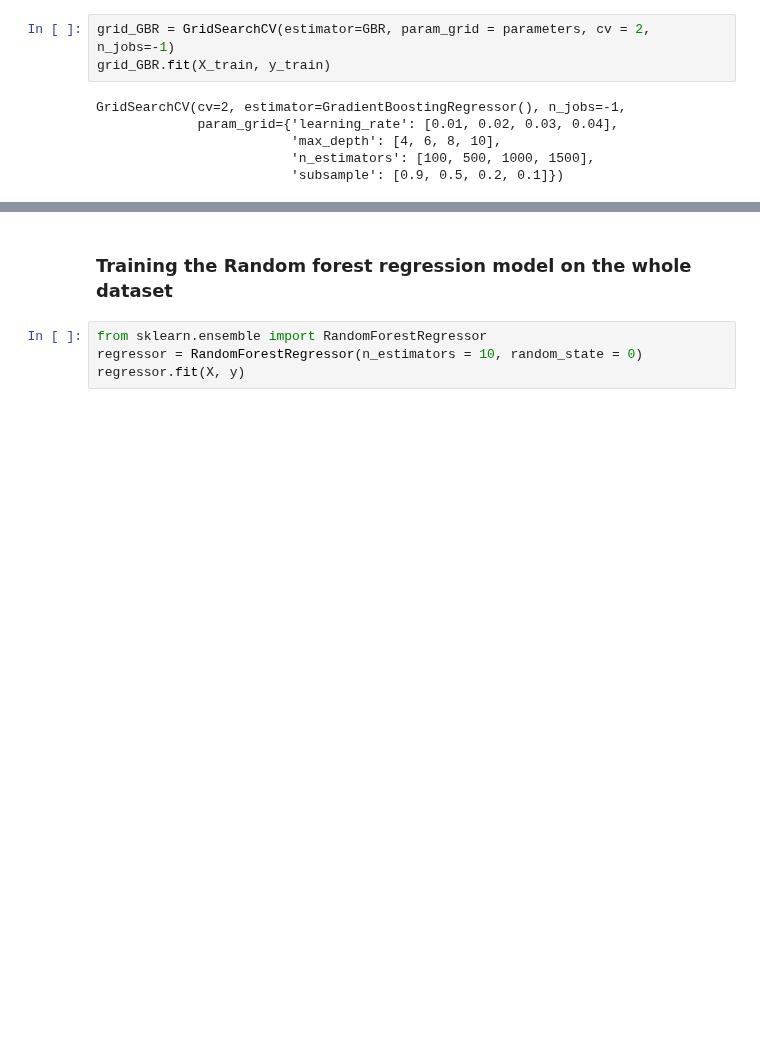
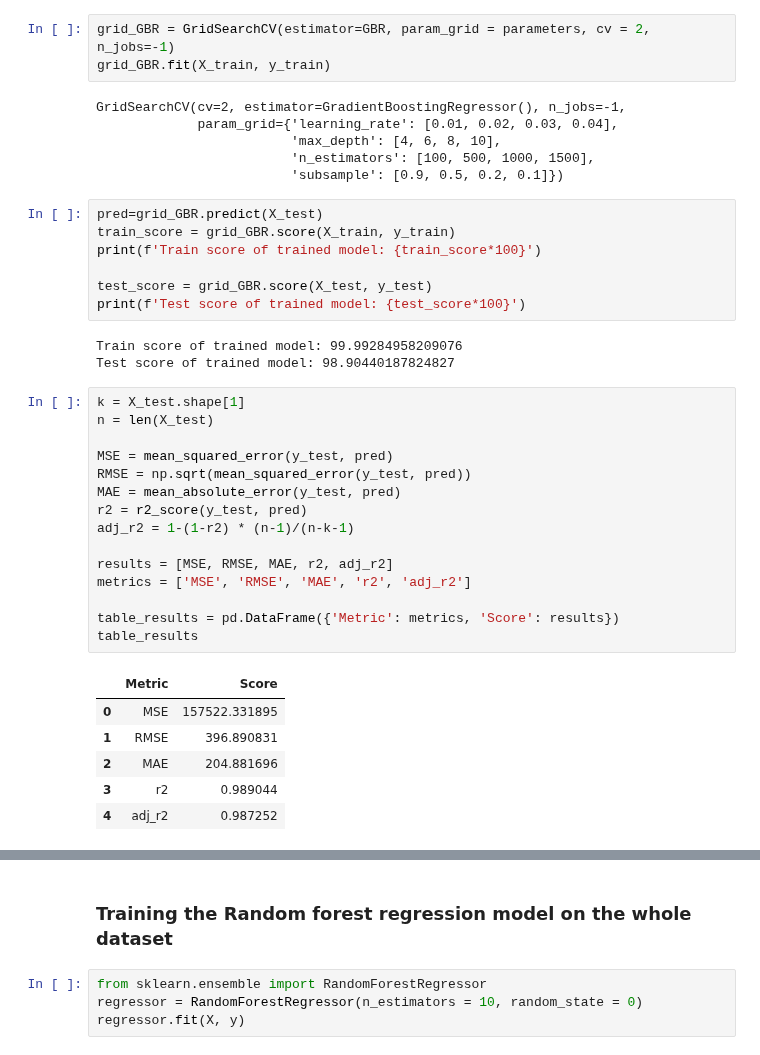
Before and after one commit to riya2509/Bitcoin-Price-Prediction, a Jupyter notebook: Algorithms/Data1_Autoencoder_YeoJohnsonAlgo.ipynb, the cells around one changed output, grey strips where cells are left out. Saved outputs shown, nothing was run; the diff lists cells and outputs as text; blank space fills up the shorter version.

```diff
--- a/Algorithms/Data1_Autoencoder_YeoJohnsonAlgo.ipynb
+++ b/Algorithms/Data1_Autoencoder_YeoJohnsonAlgo.ipynb
@@ -186,6 +304,38 @@ GridSearchCV(cv=2, estimator=GradientBoostingRegressor(), n_jobs=-1,
                          'max_depth': [4, 6, 8, 10],
                          'n_estimators': [100, 500, 1000, 1500],
                          'subsample': [0.9, 0.5, 0.2, 0.1]})
+# %%
+pred=grid_GBR.predict(X_test)
+train_score = grid_GBR.score(X_train, y_train)
+print(f'Train score of trained model: {train_score*100}')
+
+test_score = grid_GBR.score(X_test, y_test)
+print(f'Test score of trained model: {test_score*100}')
+# %% [output]
+Train score of trained model: 99.99284958209076
+Test score of trained model: 98.90440187824827
+# %%
+k = X_test.shape[1]
+n = len(X_test)
+
+MSE = mean_squared_error(y_test, pred)
+RMSE = np.sqrt(mean_squared_error(y_test, pred))
+MAE = mean_absolute_error(y_test, pred)
+r2 = r2_score(y_test, pred)
+adj_r2 = 1-(1-r2) * (n-1)/(n-k-1)
+
+results = [MSE, RMSE, MAE, r2, adj_r2]
+metrics = ['MSE', 'RMSE', 'MAE', 'r2', 'adj_r2']
+
+table_results = pd.DataFrame({'Metric': metrics, 'Score': results})
+table_results
+# %% [output]
+|  | Metric | Score |
+| 0 | MSE | 157522.331895 |
+| 1 | RMSE | 396.890831 |
+| 2 | MAE | 204.881696 |
+| 3 | r2 | 0.989044 |
+| 4 | adj_r2 | 0.987252 |
 # %%
 print(" Results from Grid Search " )
 print("\n The best estimator across ALL searched params:\n",grid_GBR.best_estimator_)
```
Also changed, not shown: parts of 20 cells of this notebook.
